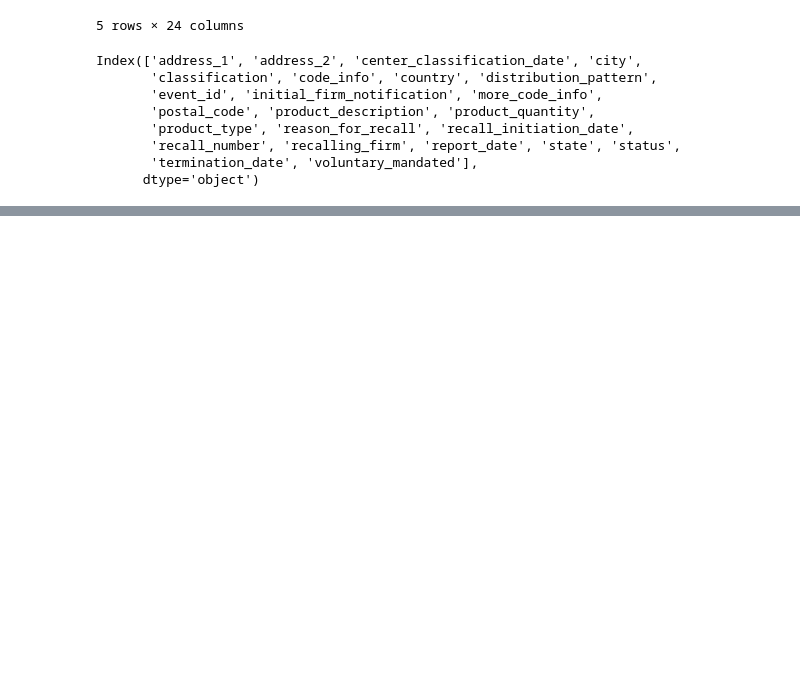
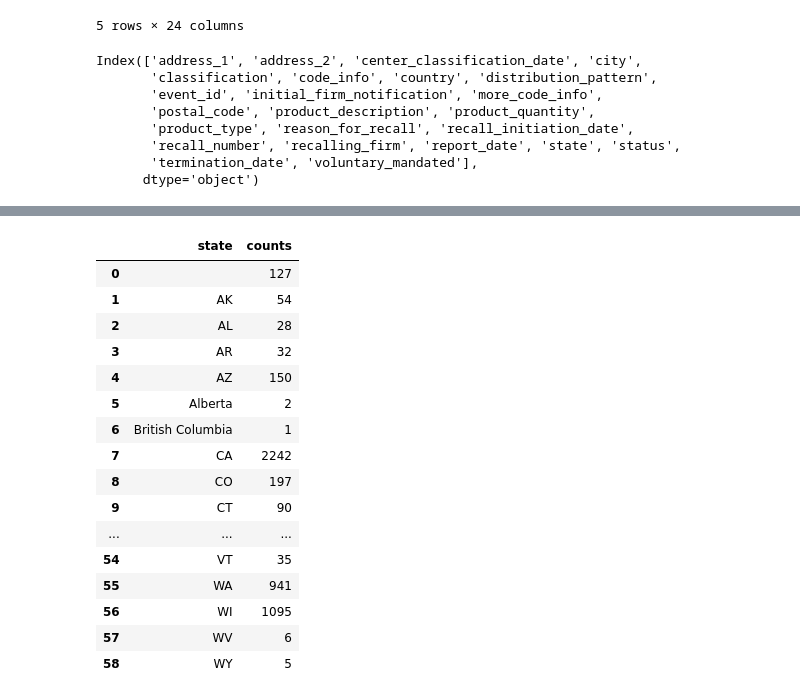
Before and after one commit to JANSSOC/Project2Group5, a Jupyter notebook: assets/py scripts/data_formatting.ipynb, the cells around one changed output, grey strips where cells are left out. Cells and saved outputs as stored; diff of their text form; code cells hidden in the pictures; blank space fills up the shorter version.

```diff
--- a/assets/py scripts/data_formatting.ipynb
+++ b/assets/py scripts/data_formatting.ipynb
@@ -86,0 +103,23 @@ vol_man_count_df.to_csv('../../website/src/data/vol_man_count.csv')
+# %%
+state_count = clean_df.groupby(['state']).size().reset_index(name='counts')
+#firm_sorted = firm_count.sort_values(['counts'], ascending=False)
+#firm15 = firm_sorted.head(15)
+state_count
+# %% [output]
+|  | state | counts |
+| 0 |  | 127 |
+| 1 | AK | 54 |
+| 2 | AL | 28 |
+| 3 | AR | 32 |
+| 4 | AZ | 150 |
+| 5 | Alberta | 2 |
+| 6 | British Columbia | 1 |
+| 7 | CA | 2242 |
+| 8 | CO | 197 |
+| 9 | CT | 90 |
+| ... | ... | ... |
+| 54 | VT | 35 |
+| 55 | WA | 941 |
+| 56 | WI | 1095 |
+| 57 | WV | 6 |
+| 58 | WY | 5 |
```
Also changed, not shown: parts of 18 cells of this notebook.
